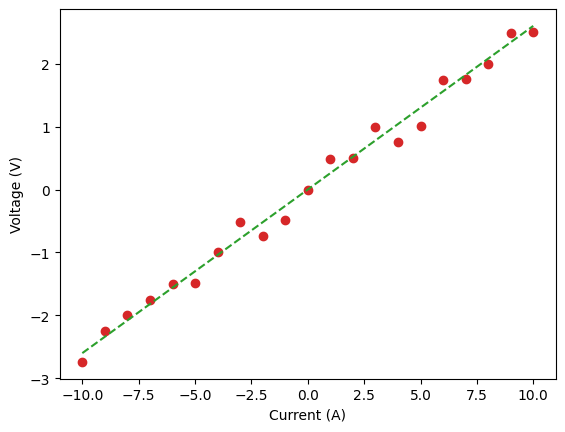
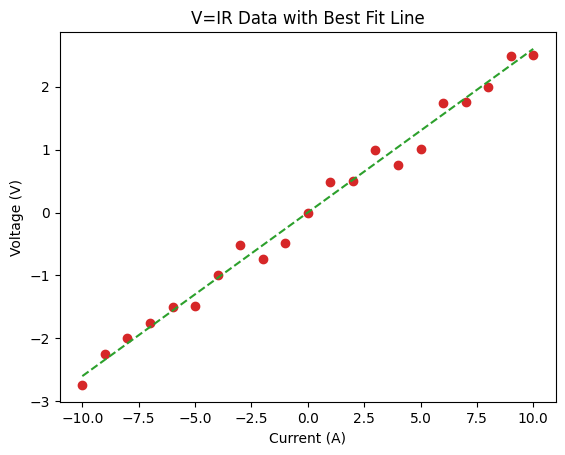
Code edit (unified diff) that turned the first committed figure into the second:
--- before
+++ after
@@ -1,4 +1,5 @@
 fig2 = plt.figure()
 plt.scatter(x,y, c = 'C3')
+plt.title('V=IR Data with Best Fit Line')
 plt.xlabel('Current (A)')
 plt.ylabel('Voltage (V)')

Commit: titled